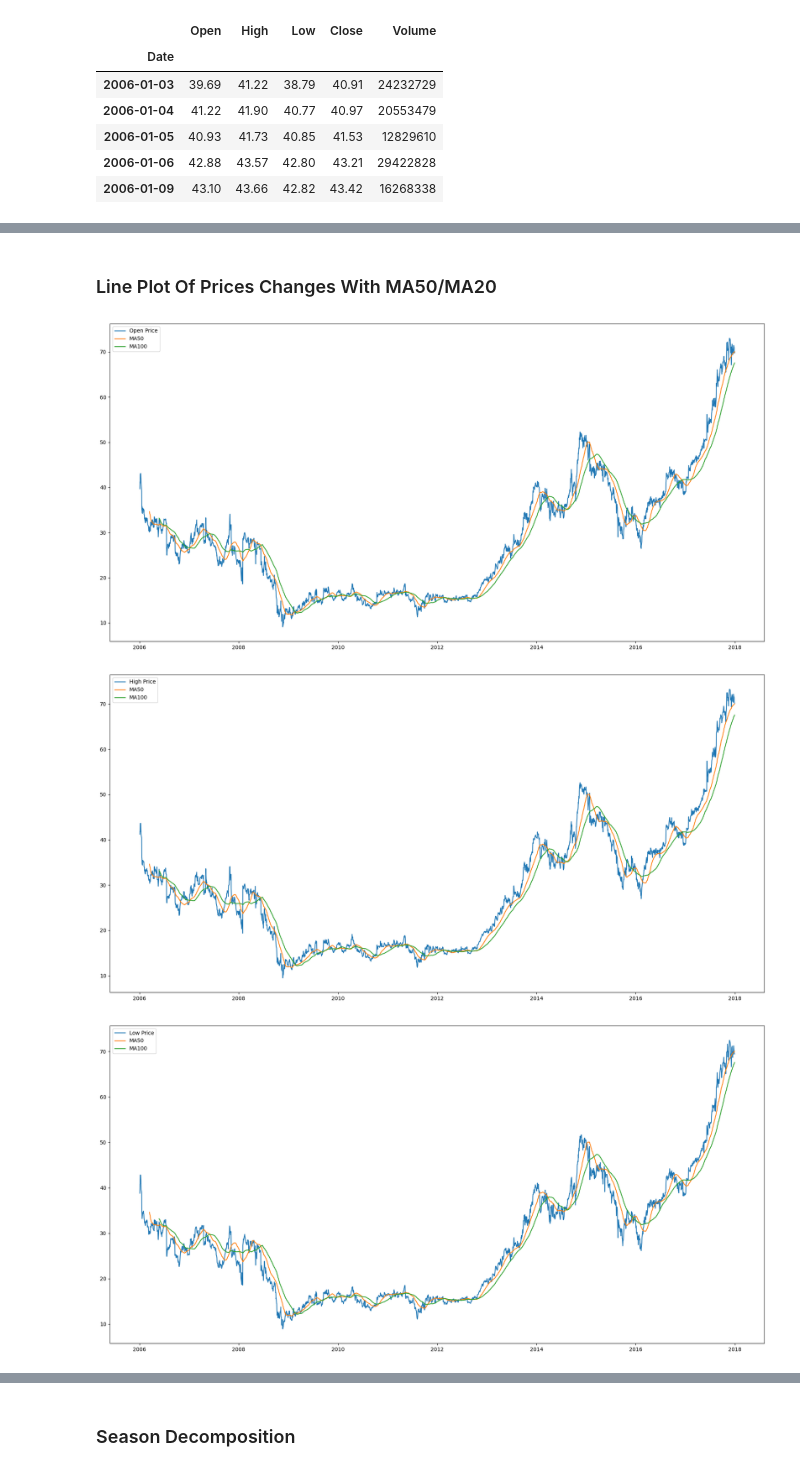
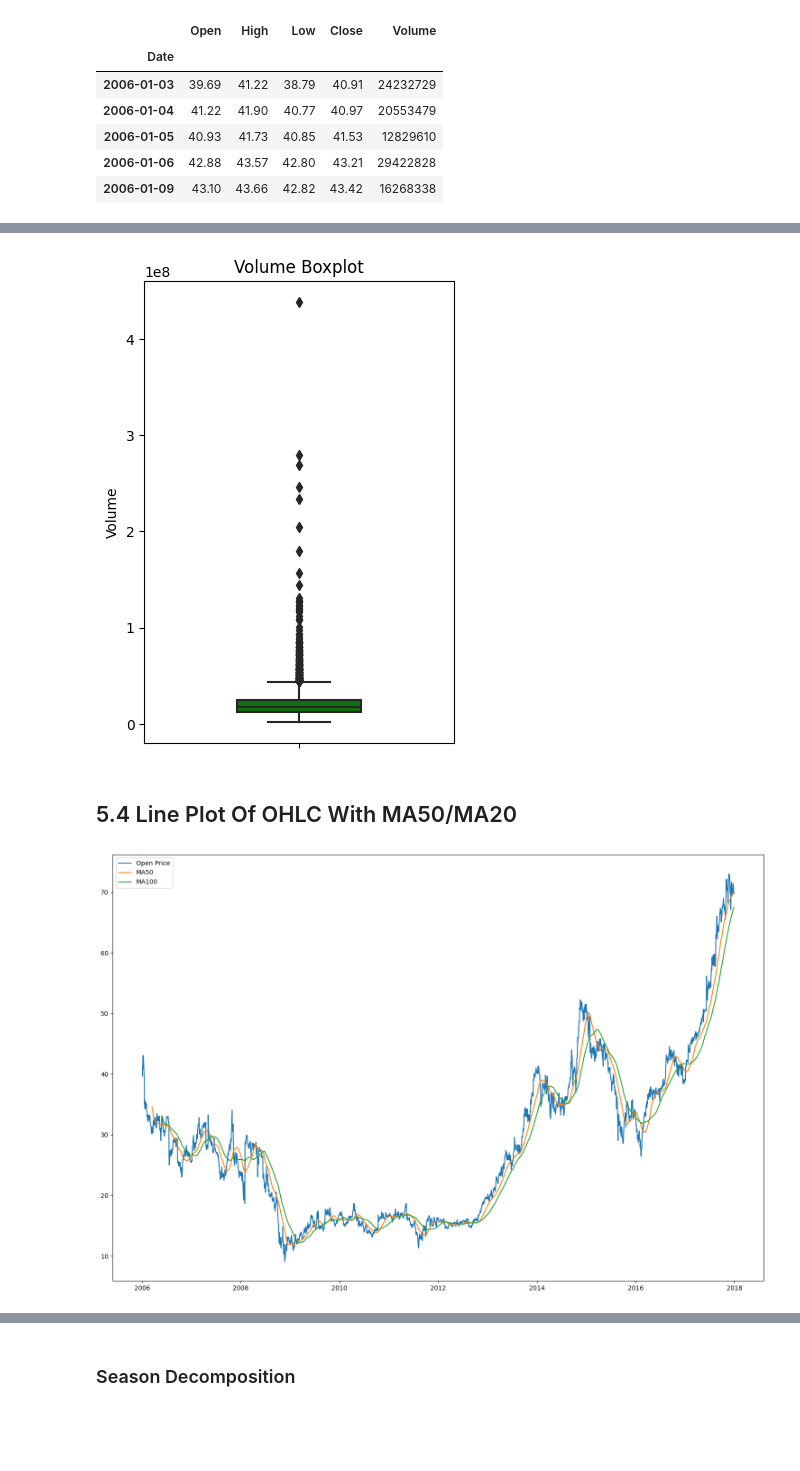
Before and after one commit to mohammadreza-mohammadi94/DataAnalysis-And-MachineLearning, a Jupyter notebook: Stocks/AABA.ipynb, the cells around one changed output, grey strips where cells are left out. Saved outputs shown, nothing was run; the diff lists cells and outputs as text; code cells hidden in the pictures; blank space fills up the shorter version.

```diff
--- a/Stocks/AABA.ipynb
+++ b/Stocks/AABA.ipynb
@@ -181,11 +420,6 @@ df.head(55) # To Check value of "MA_50"
+# %%
+boxplot(df, 'Volume')
+# %% [output]
+[figure, added]
 # %% [markdown]
-### Line Plot Of Prices Changes With MA50/MA20
+## 5.4 Line Plot Of OHLC With MA50/MA20 <a id=5.4></a>
-# %%
-def ma_50_100(df, col):
-    plt.figure(figsize=(18, 9))
-    plt.plot(df.index, df[col], label=f"{col} Price")
-    plt.plot(df.index, df['MA_50'], label="MA50")
-    plt.plot(df.index, df['MA_100'], label="MA100")
-    plt.legend()
-    plt.tight_layout()
-    plt.show()
@@ -192,7 +463,4 @@ def ma_50_100(df, col):
 # %%
-for col in ['Open', 'High', 'Low', 'Close']:
-    ma_50_100(df, col)
+ma_50_100(df, 'Open')
 # %% [output]
-[figure, old version]
+[figure, new version]
-[figure, removed]
-[figure, removed]
```
Also changed, not shown: parts of 81 cells of this notebook.
